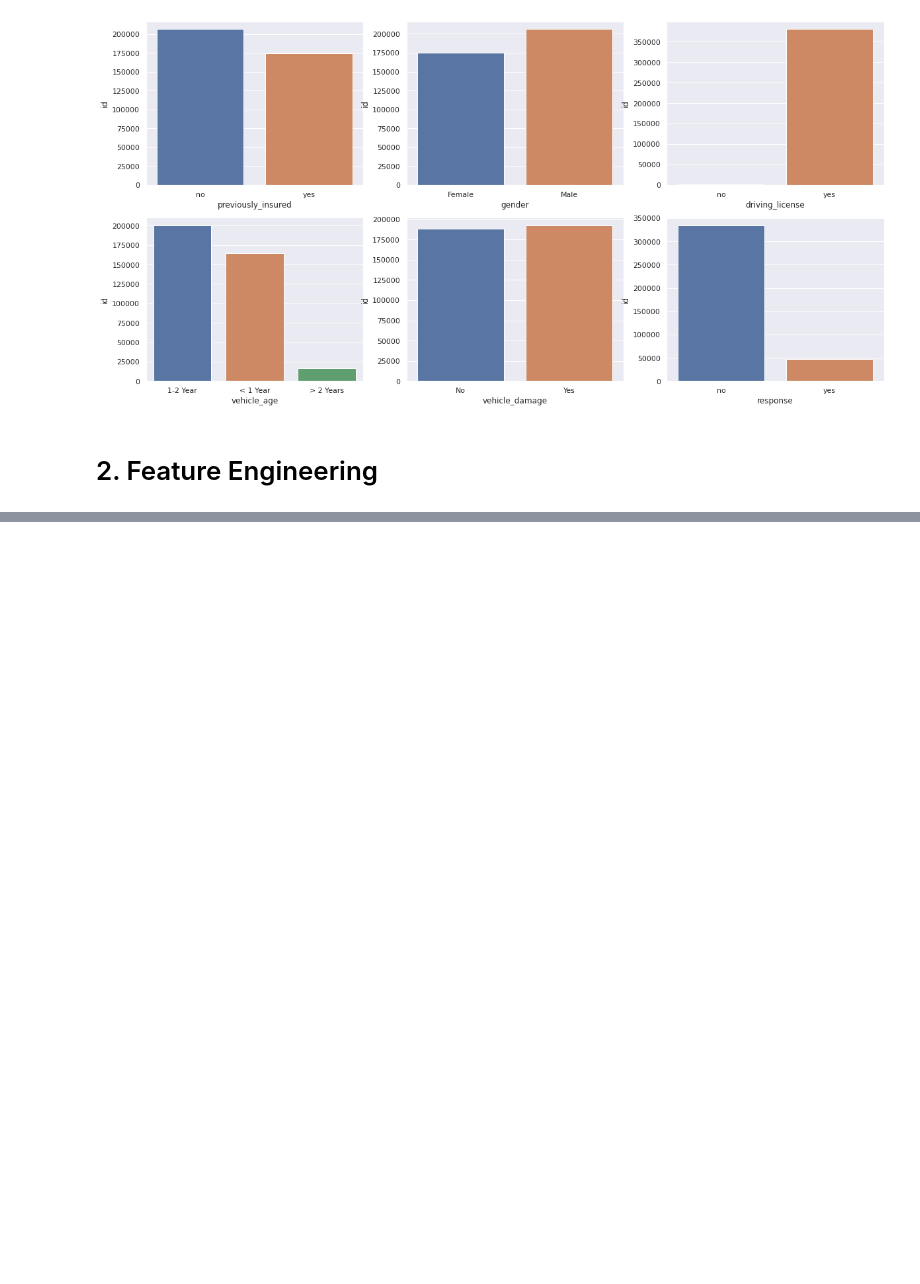
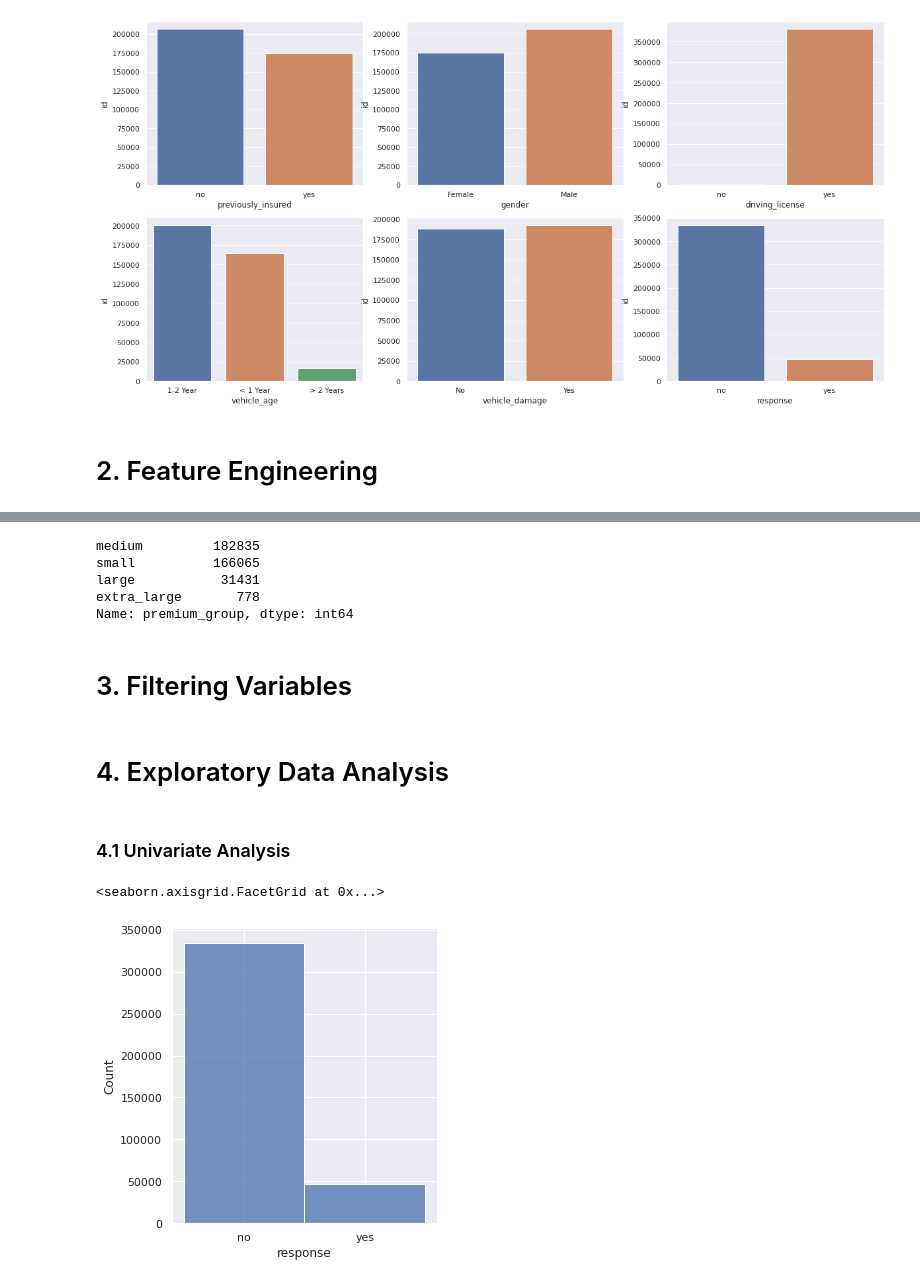
Before and after one commit to vitorhmf/cross-sell, a Jupyter notebook: notebooks/v01_cross_sell_data_analysis.ipynb, the cells around one changed output, grey strips where cells are left out. Saved outputs shown, nothing was run; the diff lists cells and outputs as text; code cells hidden in the pictures; blank space fills up the shorter version.

```diff
--- a/notebooks/v01_cross_sell_data_analysis.ipynb
+++ b/notebooks/v01_cross_sell_data_analysis.ipynb
@@ -213,0 +301,57 @@ sns.barplot(x='response', y='id', data=aux1)
+# %%
+# Age group
+
+for i in range(len(df2)):
+    if df2.loc[i, 'age'] < 35:
+        df2.loc[i, 'age_group'] = 'young'
+    elif df2.loc[i, 'age'] <55:
+        df2.loc[i, 'age_group'] = 'adults'
+    else:
+        df2.loc[i, 'age_group'] = 'seniors'
+# %%
+# Vintage quarter group
+
+for i in range(len(df2)):
+    if df2.loc[i, 'vintage_month'] < 3:
+        df2.loc[i, 'vintage_group'] = 't1'
+    elif df2.loc[i, 'vintage_month'] <6:
+        df2.loc[i, 'vintage_group'] = 't2'
+    elif df2.loc[i, 'vintage_month'] <9:
+        df2.loc[i, 'vintage_group'] = 't3'
+    else:
+        df2.loc[i, 'vintage_group'] = 't4'
+# %%
+# Premium Group
+
+for i in range(len(df2)):
+    if df2.loc[i, 'annual_premium'] < 30000:
+        df2.loc[i, 'premium_group'] = 'small'
+    elif df2.loc[i, 'annual_premium'] <50000:
+        df2.loc[i, 'premium_group'] = 'medium'
+    elif df2.loc[i, 'annual_premium'] <100000:
+        df2.loc[i, 'premium_group'] = 'large'
+    else:
+        df2.loc[i, 'premium_group'] = 'extra_large'
+# %%
+df2['premium_group'].value_counts()
+# %% [output]
+medium         182835
+small          166065
+large           31431
+extra_large       778
+Name: premium_group, dtype: int64
+# %% [markdown]
+# 3. Filtering Variables
+# %% [markdown]
+# 4. Exploratory Data Analysis
+# %% [markdown]
+### 4.1 Univariate Analysis
+# %%
+df4 = df2.copy()
+# %%
+# Response Variable
+
+sns.displot(df4['response'])
+# %% [output]
+<seaborn.axisgrid.FacetGrid at 0x...>
+[figure, added]
```
Also changed, not shown: parts of 36 cells of this notebook, 2 other files.
